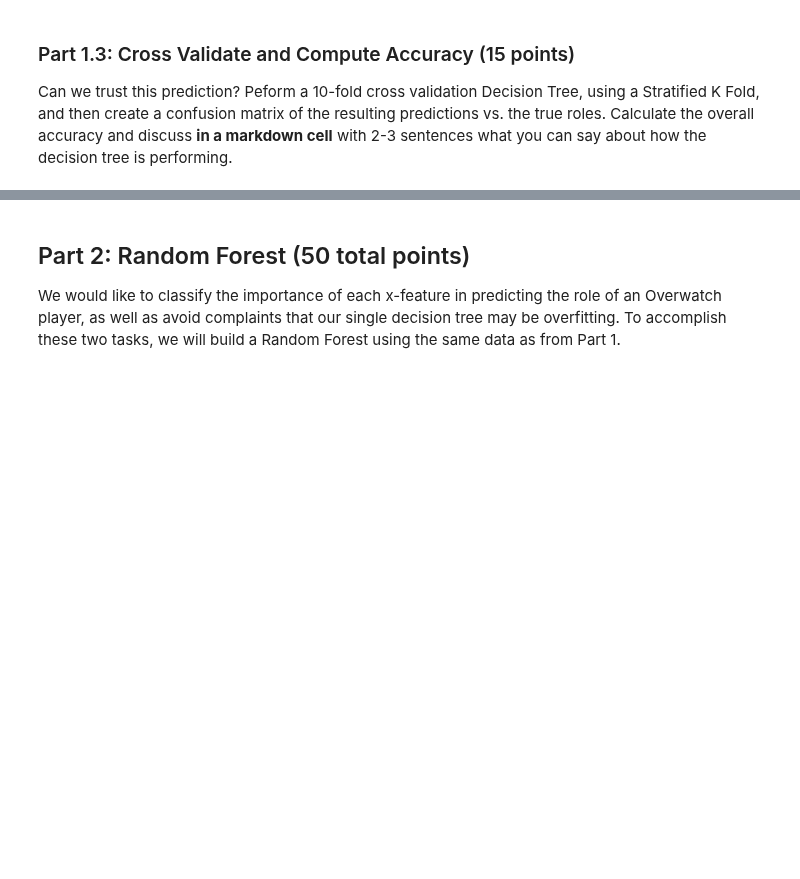
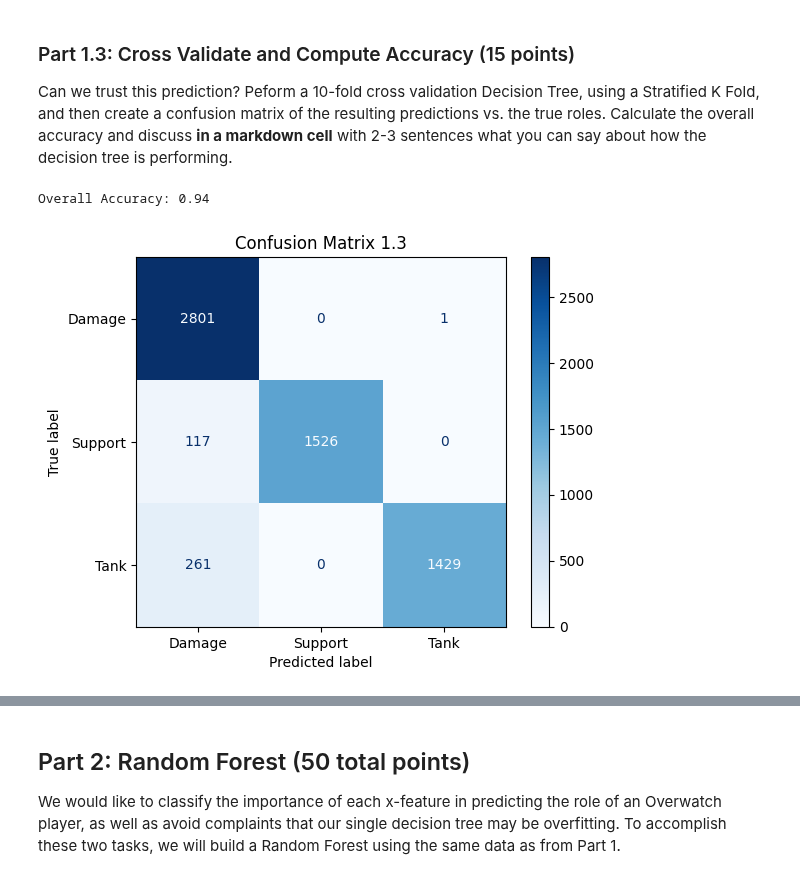
Before and after one commit to nickw0ng/DS3000, a Jupyter notebook: Homeworks/hw10.ipynb, the cells around one changed output, grey strips where cells are left out. Cells and saved outputs as stored; diff of their text form; code cells hidden in the pictures; blank space fills up the shorter version.

```diff
--- a/Homeworks/hw10.ipynb
+++ b/Homeworks/hw10.ipynb
@@ -69,3 +86,18 @@ Professor Gerber used to play a lot of Overwatch, and he would usually play only
 - Predict the role Prof. Gerber most often played with the `dec_tree_clf.predict` function
 
 $^*$ since Prof. Gerber only had access to some of the statistics, he made guesses for some of the values, but it should be a pretty good estimation.
+# %%
+dec_tree_clf = tree.DecisionTreeClassifier(max_depth=3)
+dec_tree_clf.fit(X, y)
+
+# Load the dataset for Prof. Gerber
+df_prof_gerber = pd.read_csv('df_prof_gerber_ow.csv')
+
+# Convert df to array
+prof_gerber_array = np.array(df_prof_gerber)
+
+# Predict the role using the given dunction
+predicted_role = dec_tree_clf.predict(prof_gerber_array)
+
+# print the results
+print('The predicted role for Prof. Gerber is: ', predicted_role[0])
@@ -73,3 +107,22 @@ $^*$ since Prof. Gerber only had access to some of the statistics, he made guess
 ### Part 1.3: Cross Validate and Compute Accuracy (15 points)
 
 Can we trust this prediction? Peform a 10-fold cross validation Decision Tree, using a Stratified K Fold, and then create a confusion matrix of the resulting predictions vs. the true roles. Calculate the overall accuracy and discuss **in a markdown cell** with 2-3 sentences what you can say about how the decision tree is performing.
+# %%
+skf = StratifiedKFold(n_splits=10, shuffle=True)
+y_pred = cross_val_predict(dec_tree_clf, X, y, cv=skf)
+
+# calulating the accuracy
+accuracy = accuracy_score(y, y_pred)
+print(f'Overall Accuracy: {accuracy:.2f}')
+
+# make confusion matrix
+cm = confusion_matrix(y, y_pred, labels=dec_tree_clf.classes_)
+disp = ConfusionMatrixDisplay(confusion_matrix=cm, display_labels=dec_tree_clf.classes_)
+
+# Plot confusion matrix
+disp.plot(cmap=plt.cm.Blues)
+plt.title('Confusion Matrix 1.3')
+plt.show()
+# %% [output]
+Overall Accuracy: 0.94
+[figure, added]
```
Also changed, not shown: parts of 11 cells of this notebook, 4 other files.
